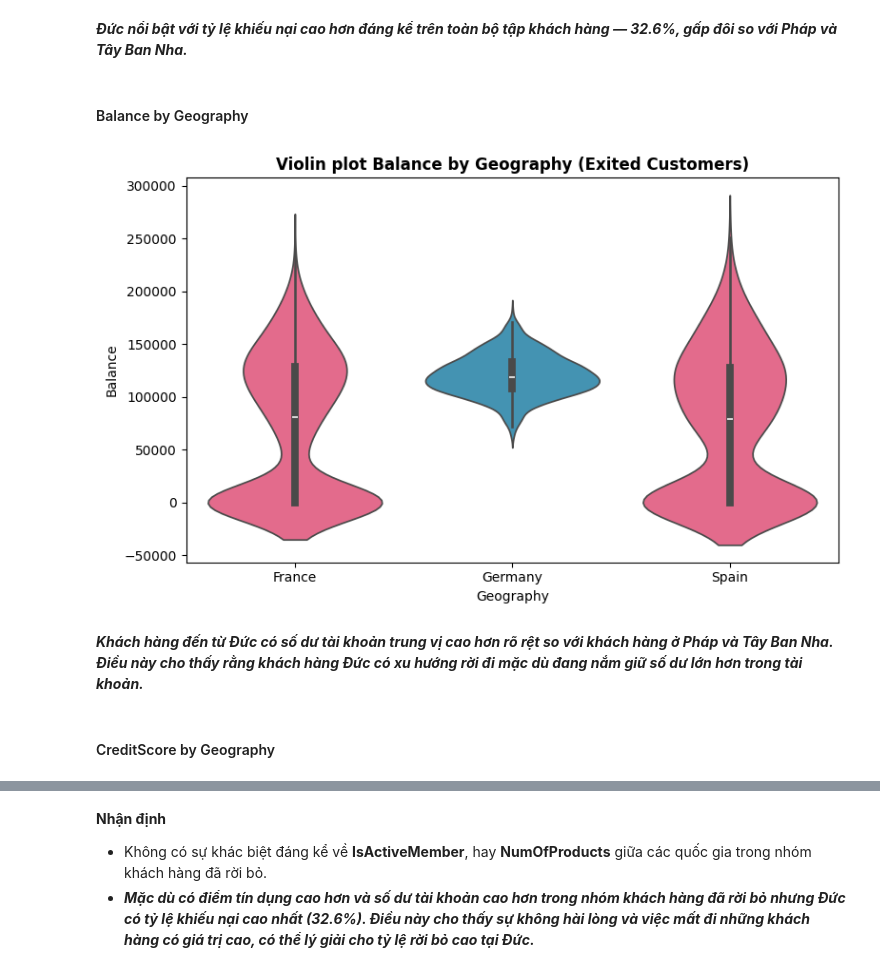
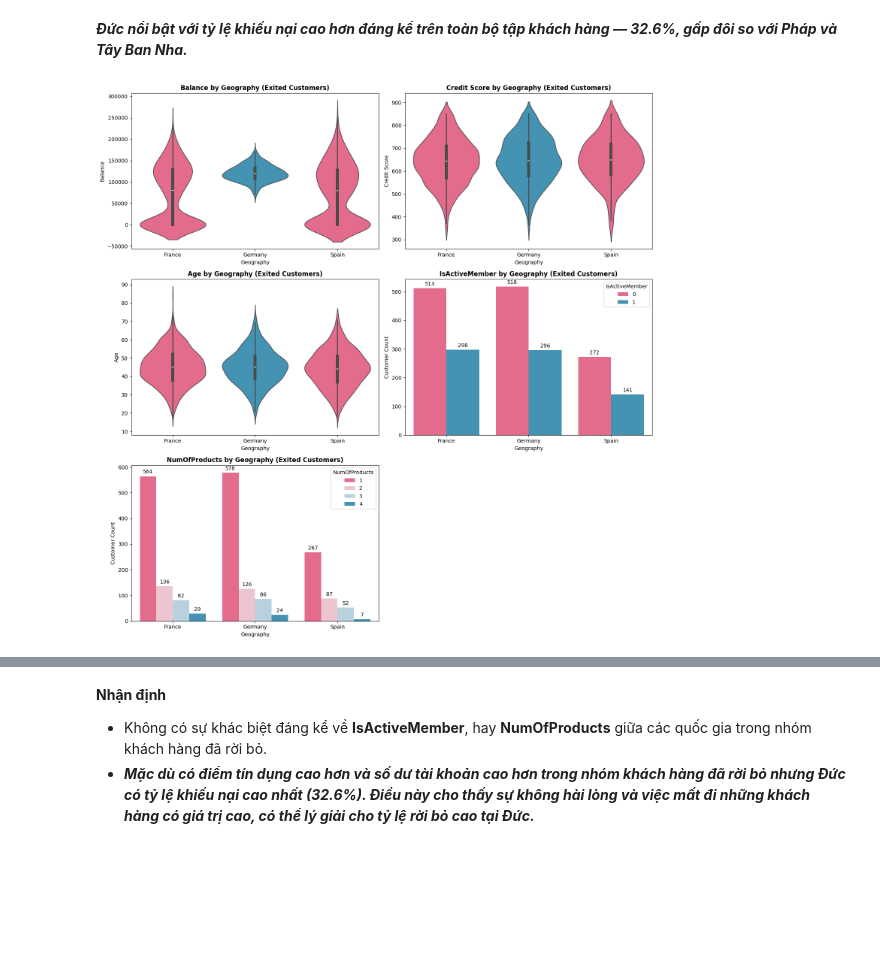
Before and after one commit to daominhthuan42/mindx-data-analytics-bootcamp, a Jupyter notebook: 01_MODULE_2/FINAL_PROJECT/Customer_churn.ipynb, the cells around one changed output, grey strips where cells are left out. Drawn from its saved outputs; the diff is of its cells as text; code cells hidden in the pictures; blank space fills up the shorter version.

```diff
--- a/01_MODULE_2/FINAL_PROJECT/Customer_churn.ipynb
+++ b/01_MODULE_2/FINAL_PROJECT/Customer_churn.ipynb
@@ -1940,27 +1941,80 @@ print(complain_summary)
 2     Spain             16.67
 # %% [markdown]
 ***Đức nổi bật với tỷ lệ khiếu nại cao hơn đáng kể trên toàn bộ tập khách hàng — 32.6%, gấp đôi so với Pháp và Tây Ban Nha.***
-# %% [markdown]
-#### Balance by Geography
 # %%
-plt.figure(figsize=(8, 5))
+# Tạo figure với 3 hàng 2 cột (biểu đồ thứ 5 sẽ chiếm toàn bộ hàng cuối)
+fig, ax = plt.subplots(nrows=3, ncols=2, figsize=(15, 15))
+ax = ax.flatten()
 
-ax = sns.violinplot(
+# 1. Violinplot Balance
+sns.violinplot(
     data=df_customer_churn[df_customer_churn["Exited"] == 1],
     x="Geography",
-    y = "Balance",
+    y="Balance",
+    ax=ax[0],
     palette=color(n_colors=2)
 )
+ax[0].set_title("Balance by Geography (Exited Customers)", weight="bold")
+ax[0].set_xlabel("Geography")
+ax[0].set_ylabel("Balance")
 
-plt.title("Violin plot Balance by Geography (Exited Customers)", weight = "bold")
-plt.ylabel("Balance")
-plt.xlabel("Geography")
+# 2. Violinplot CreditScore
+sns.violinplot(
+    data=df_customer_churn[df_customer_churn["Exited"] == 1],
+    x="Geography",
+    y="CreditScore",
+    ax=ax[1],
+    palette=color(n_colors=2)
+)
+ax[1].set_title("Credit Score by Geography (Exited Customers)", weight="bold")
+ax[1].set_xlabel("Geography")
+ax[1].set_ylabel("Credit Score")
 
+# 3. Violinplot Age
+sns.violinplot(
+    data=df_customer_churn[df_customer_churn["Exited"] == 1],
+    x="Geography",
+    y="Age",
+    ax=ax[2],
+    palette=color(n_colors=2)
+)
+ax[2].set_title("Age by Geography (Exited Customers)", weight="bold")
+ax[2].set_xlabel("Geography")
+ax[2].set_ylabel("Age")
+
+# 4. Countplot IsActiveMember
+ax_active = sns.countplot(
+    data=df_customer_churn[df_customer_churn["Exited"] == 1],
+    x="Geography",
+    hue="IsActiveMember",
+    ax=ax[3],
+    palette=color(n_colors=2)
+)
+ax[3].set_title("IsActiveMember by Geography (Exited Customers)", weight="bold")
+ax[3].set_xlabel("Geography")
+ax[3].set_ylabel("Customer Count")
+for container in ax_active.containers:
+    ax[3].bar_label(container, fmt='%d', label_type='edge', padding=3)
+
+# 5. Countplot NumOfProducts (đặt riêng hàng cuối)
+ax_product = sns.countplot(
+    data=df_customer_churn[df_customer_churn["Exited"] == 1],
+    x="Geography",
+    hue="NumOfProducts",
+    ax=ax[4],
+    palette=color(n_colors=4)
+)
+ax[4].set_title("NumOfProducts by Geography (Exited Customers)", weight="bold")
+ax[4].set_xlabel("Geography")
+ax[4].set_ylabel("Customer Count")
+for container in ax_product.containers:
+    ax[4].bar_label(container, fmt='%d', label_type='edge', padding=3)
+
+# Ẩn subplot thứ 6 nếu không dùng
+fig.delaxes(ax[5])
+
+# Tối ưu layout
 plt.tight_layout()
 plt.show()
 # %% [output]
-[figure, old version]
+[figure, new version]
-# %% [markdown]
-***Khách hàng đến từ Đức có số dư tài khoản trung vị cao hơn rõ rệt so với khách hàng ở Pháp và Tây Ban Nha. Điều này cho thấy rằng khách hàng Đức có xu hướng rời đi mặc dù đang nắm giữ số dư lớn hơn trong tài khoản.***
-# %% [markdown]
-#### CreditScore by Geography
```
Also changed, not shown: parts of 31 cells of this notebook, 39 other files.
